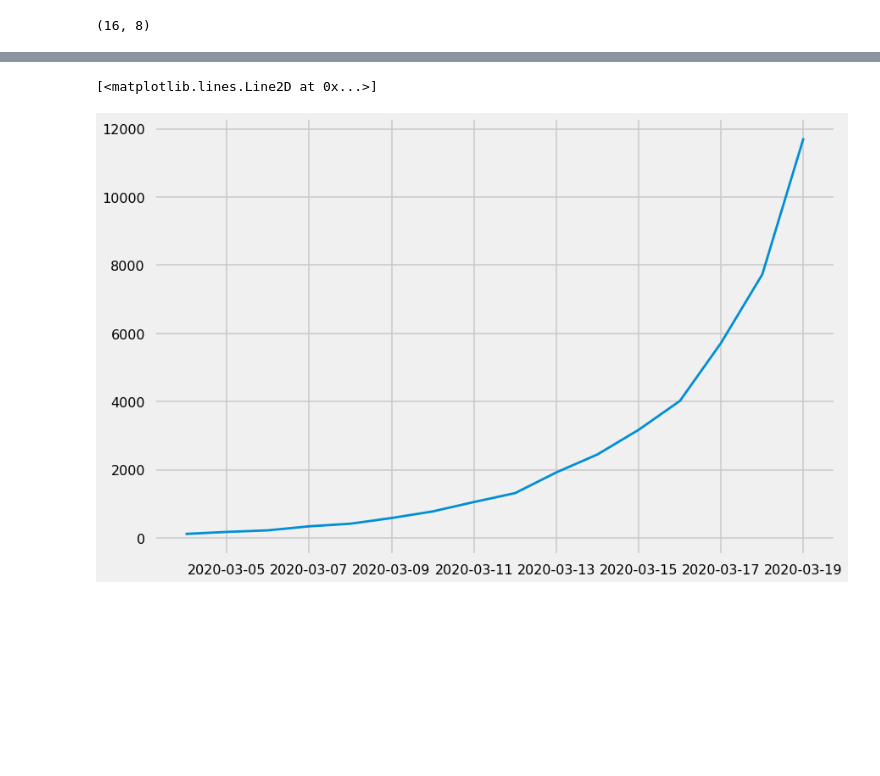
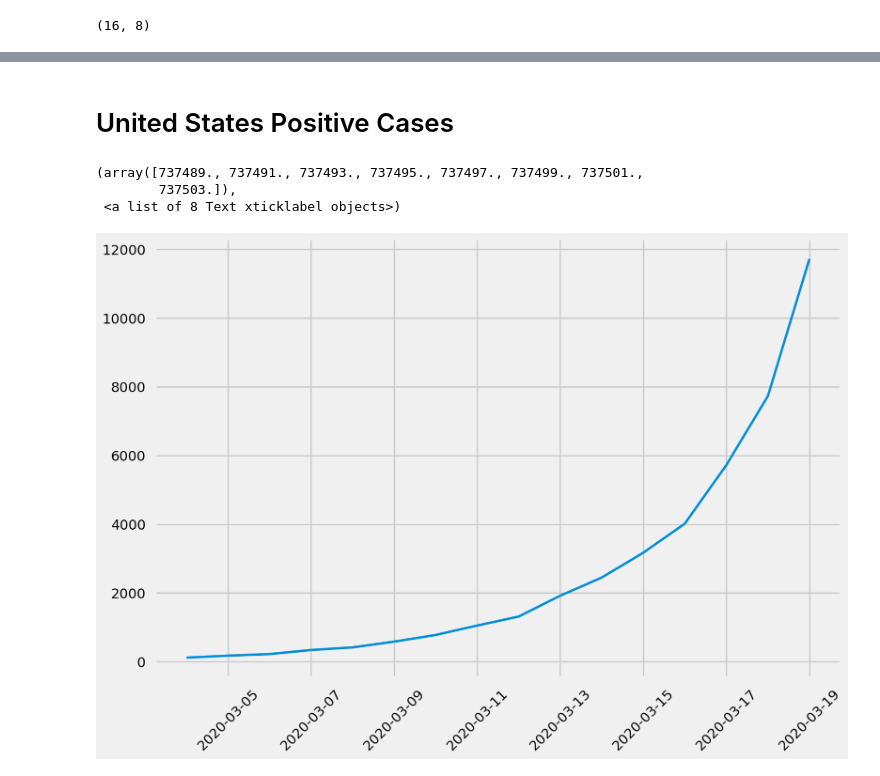
Before and after one commit to kennethn/covid, a Jupyter notebook: covid.ipynb, the cells around one changed output, grey strips where cells are left out. Drawn from its saved outputs; the diff is of its cells as text; code cells hidden in the pictures; blank space fills up the shorter version.

```diff
--- a/covid.ipynb
+++ b/covid.ipynb
@@ -9,4 +13,10 @@ plt.style.use('seaborn-poster')
 # %%
 # From Covid Tracking API
 # https://covidtracking.com/api/
-data_source = 'https://covidtracking.com/api/us/daily.csv'
+# Getting sporadic 403 errors when attempting to read URLs directly
+# in Pandas so downloading files locally first
+api_us = 'https://covidtracking.com/api/us/daily'
+api_states = 'https://covidtracking.com/api/states/daily'
+
+f_us = 'data/api_us.json'
+f_states = 'data/api_states.json'
@@ -15 +31,4 @@ df = pd.read_csv(data_source)
+# %%
+df_us = pd.read_json(f_us)
+df_states = pd.read_json(f_states)
 # %%
@@ -28,2 +60,3 @@ df.tail()
 # %%
-df['date'] = df['date'].apply(lambda x: pd.to_datetime(str(x), format='%Y%m%d'))
+df_us['date'] = df_us['date'].apply(lambda x: pd.to_datetime(str(x), format='%Y%m%d'))
+df_states['date'] = df_states['date'].apply(lambda x: pd.to_datetime(str(x), format='%Y%m%d'))
@@ -34,5 +63,10 @@ Timestamp('2020-03-19 00:00:00')
+# %% [markdown]
+# United States Positive Cases
 # %%
-plt.plot(df['date'], df['positive'])
+plt.plot(df_us['date'], df_us['positive'])
+plt.xticks(rotation=45)
 # %% [output]
-[<matplotlib.lines.Line2D at 0x...>]
+(array([737489., 737491., 737493., 737495., 737497., 737499., 737501.,
+        737503.]),
+ <a list of 8 Text xticklabel objects>)
-[figure, old version]
+[figure, new version]
```
Also changed, not shown: parts of 14 cells of this notebook, 2 other files.
